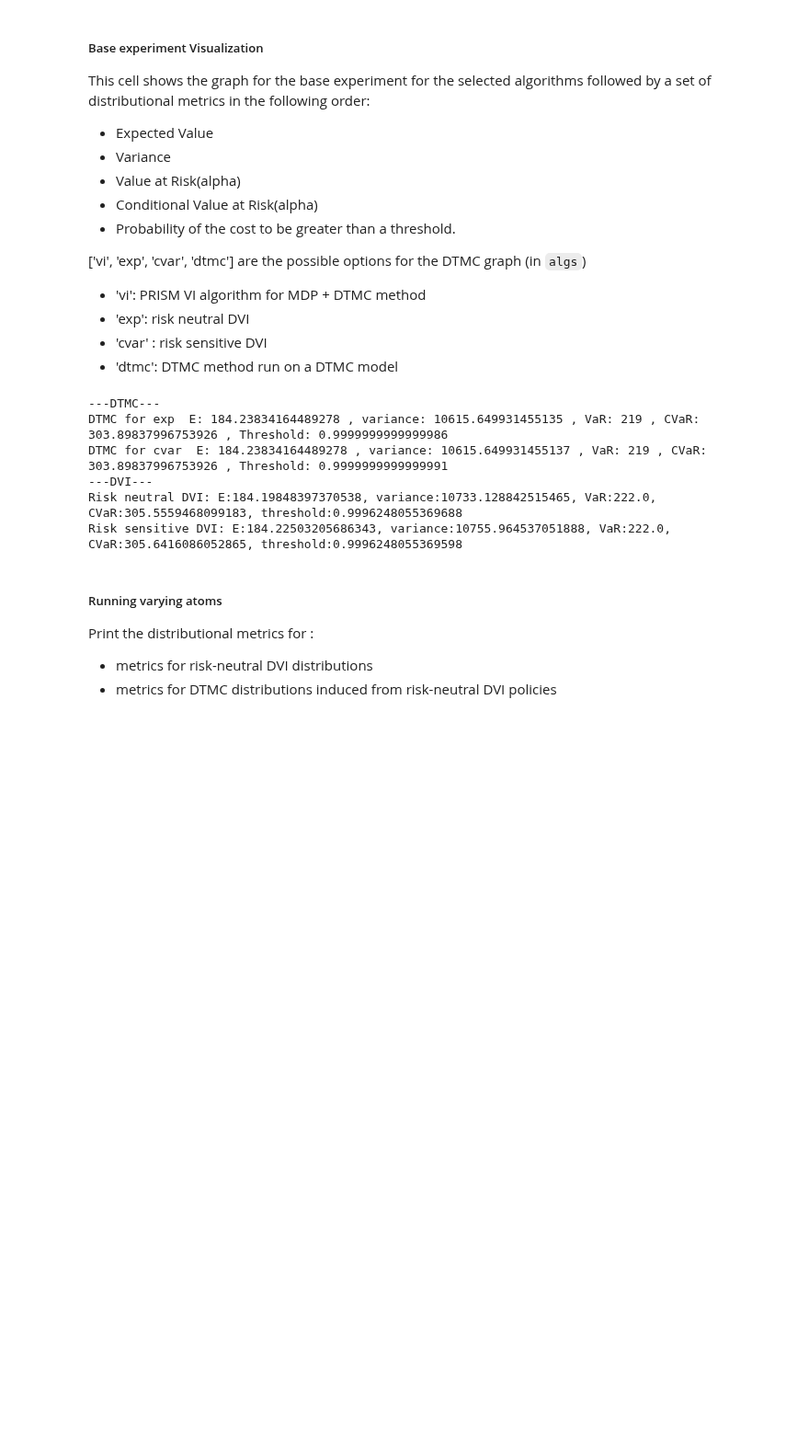
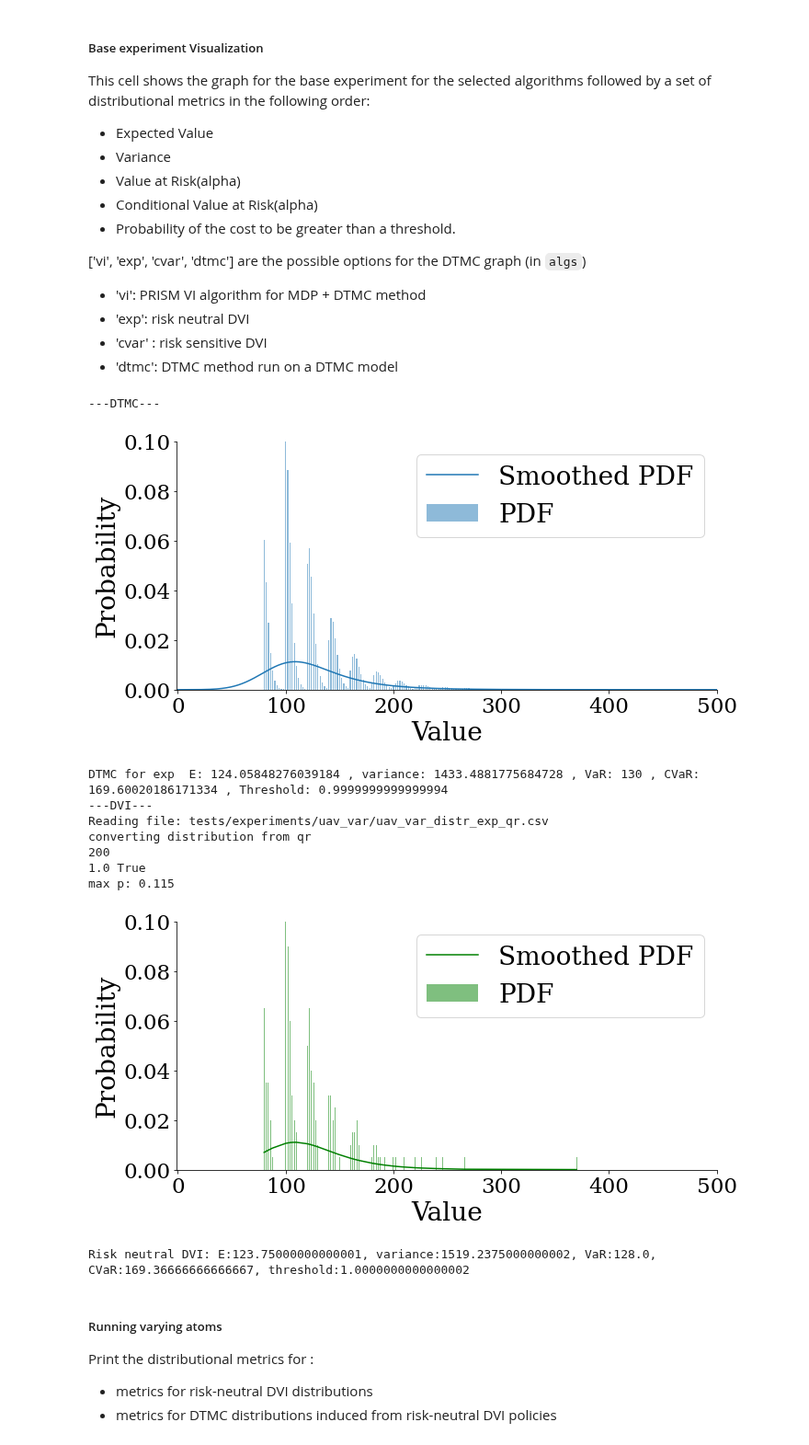
Before and after one commit to yannikschnitzer/prism, a Jupyter notebook: prism/distr.ipynb, the cells around one changed output. Shown at 92% size. Cells and saved outputs as stored; diff of their text form; code cells hidden in the pictures; blank space fills up the shorter version.

```diff
--- a/prism/distr.ipynb
+++ b/prism/distr.ipynb
@@ -359,10 +359,10 @@ graphsize = 38
 # experiments folder path, does not need changing
 file_path = 'tests/experiments/'
 # Change this to select the experiment to visualize
-experiment_name='drones_15'
+experiment_name='uav_var'
 apdx =  ['']
 alg_type = 'cvar' # Used only for the DTMC graph
-rep_type = 'c51' # 'qr' or 'c51'
+rep_type = 'qr' # 'qr' or 'c51'
 save_graphs = False # if set to true, save the graph to a png file
 num_metrics = 5 # exp val, variance, var, cvar, prob>thresh
 # %%
@@ -387,32 +387,37 @@ This cell shows the graph for the base experiment for the selected algorithms fo
 # %%
 # Cvar alpha parameter
 # 0.7 default
 # 0.8 for ds_treasure, betting_game, grid 150
 # 0.9 for SSP comparison benchmarks and drones
 alpha=0.7
 # threshold value when computing
 # the probability of a cost higher than the set threshold
 # this parameter is to be varied based on the benchmark
 thresh=30
-algs= ['exp', 'cvar'] # ['vi', 'exp', 'cvar','dtmc']
-show_graph = False # show the distribution graph
-appendix  = '_test_main' # appendix if applicable, add an '_' before the appendix set with the running script
+algs= ['exp'] # ['vi', 'exp', 'cvar','dtmc']
+show_graph = True # show the distribution graph
+appendix  = '' # appendix if applicable, add an '_' before the appendix set with the running script
 
 print('---DTMC---')
 for idx, alg_type in enumerate(algs):
     _,_,_,_ = dtmc_compute(idx, appendix, experiment_name, rep_type, alpha=alpha, show_graph=show_graph, debug=False, print_metrics=True)
 print('---DVI---')
 if 'exp' or 'dtmc' in algs:
-    _,_,_ = exp_compute(idx, appendix, experiment_name, rep_type, alpha=alpha, show_graph=show_graph, debug=False, print_metrics=True)
+    _,_,_ = exp_compute(idx, appendix, experiment_name, rep_type, alpha=alpha, show_graph=show_graph, debug=True, print_metrics=True)
 if 'cvar' in algs:
     _,_,_ = cvar_compute(idx, appendix, experiment_name, rep_type, alpha=alpha, show_graph=show_graph, debug=False, print_metrics=True)
 # %% [output]
 ---DTMC---
-DTMC for exp  E: 184.23834164489278 , variance: 10615.649931455135 , VaR: 219 , CVaR: 303.89837996753926 , Threshold: 0.9999999999999986
-DTMC for cvar  E: 184.23834164489278 , variance: 10615.649931455137 , VaR: 219 , CVaR: 303.89837996753926 , Threshold: 0.9999999999999991
----DVI---
-Risk neutral DVI: E:184.19848397370538, variance:10733.128842515465, VaR:222.0, CVaR:305.5559468099183, threshold:0.9996248055369688
-Risk sensitive DVI: E:184.22503205686343, variance:10755.964537051888, VaR:222.0, CVaR:305.6416086052865, threshold:0.9996248055369598
+[figure, added]
+DTMC for exp  E: 124.05848276039184 , variance: 1433.4881775684728 , VaR: 130 , CVaR: 169.60020186171334 , Threshold: 0.9999999999999994
+---DVI---
+Reading file: tests/experiments/uav_var/uav_var_distr_exp_qr.csv
+converting distribution from qr
+200
+1.0 True
+max p: 0.115
+[figure, added]
+Risk neutral DVI: E:123.75000000000001, variance:1519.2375000000002, VaR:128.0, CVaR:169.36666666666667, threshold:1.0000000000000002
 # %% [markdown]
 ##### Running varying atoms
 Print the distributional metrics for :
```
Also changed, not shown: parts of 1 cell of this notebook, 3 other files.
